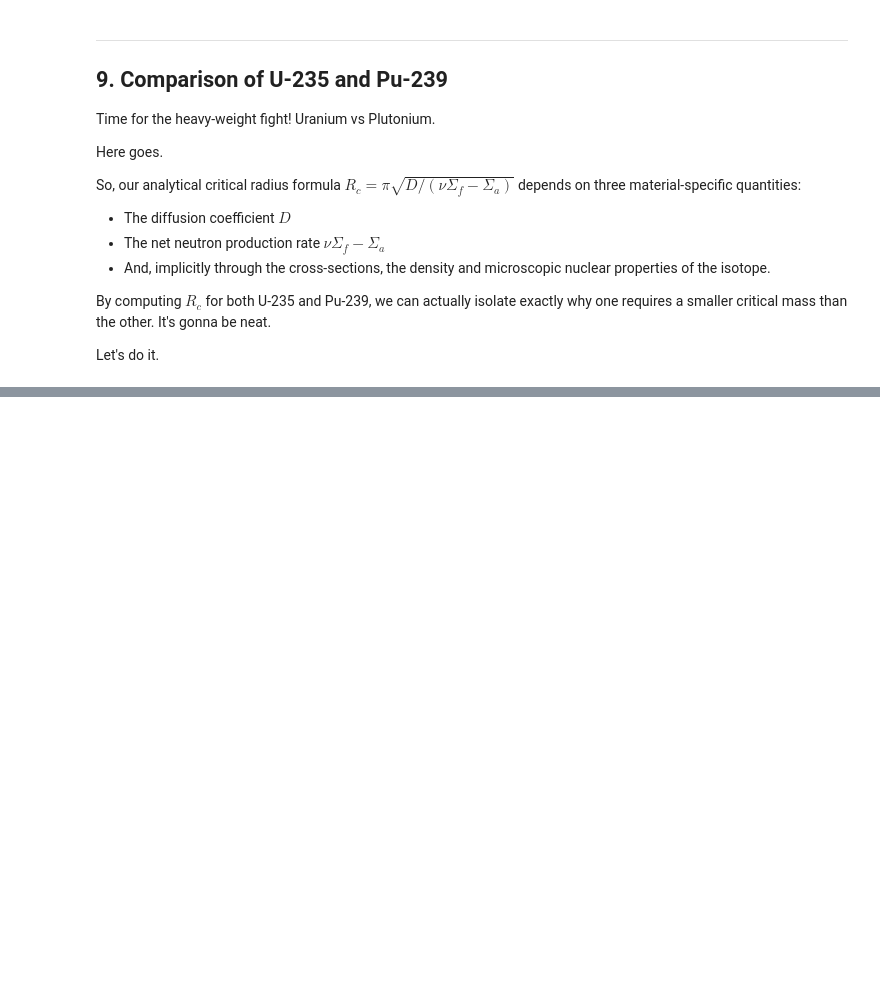
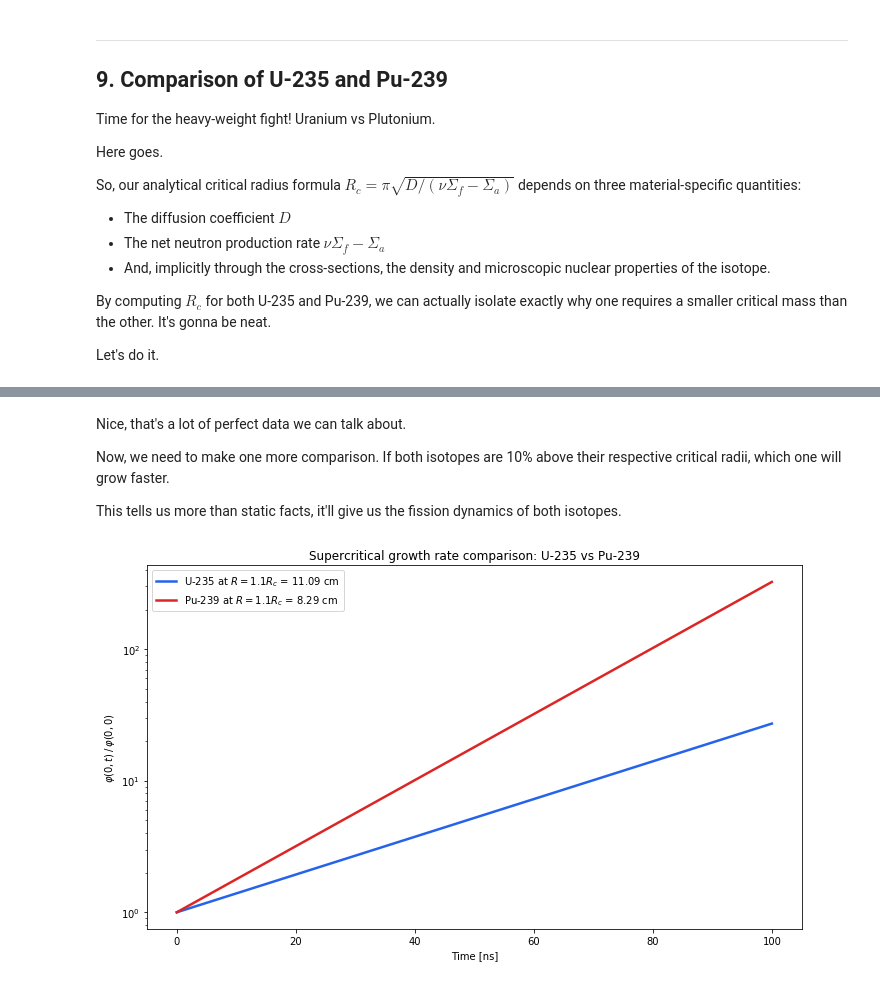
Before and after one commit to StemmedAxis06/M6023_notebook_23360932014, a Jupyter notebook: neutron_diffusion.ipynb, the cells around one changed output, grey strips where cells are left out. Cells and saved outputs as stored; diff of their text form; code cells hidden in the pictures; blank space fills up the shorter version.

```diff
--- a/neutron_diffusion.ipynb
+++ b/neutron_diffusion.ipynb
@@ -1362,0 +1516,38 @@ Let's do it.
+# %% [markdown]
+Nice, that's a lot of perfect data we can talk about.
+
+Now, we need to make one more comparison. If both isotopes are 10% above their respective critical radii, which one will grow faster.
+
+This tells us more than static facts, it'll give us the fission dynamics of both isotopes.
+# %%
+fig, ax = plt.subplots(figsize=(10, 6))
+
+for R_c, D, nu, sf, sa, label, colour in [
+    (R_c_U, D_U, nu_U, sigma_f_U, sigma_a_U, 'U-235', '#2563eb'),
+    (R_c_Pu, D_Pu, nu_Pu, sigma_f_Pu, sigma_a_Pu, 'Pu-239', '#dc2626')
+]:
+    # Set R to 10% above critical for each isotope
+    R = 1.1 * R_c
+
+    # Run our simulation with the relevant isotope's properties
+    r, t, phi, u = just_like_the_simulations(
+        R=R, D=D, nu=nu, sigma_f=sf, sigma_a=sa,
+        v=v_n, N=200, t_end=1e-7, n_output=500
+    )
+
+    # Extract and normalise the central flux
+    phi_centre = phi[:, 0] / phi[0, 0]
+
+    ax.plot(t * 1e9, phi_centre, color=colour, linewidth=2.5,
+            label=f'{label} at $R = 1.1 R_c$ = {R:.2f} cm')
+
+ax.set_xlabel('Time [ns]')
+ax.set_ylabel(r'$\varphi(0, t)\, /\, \varphi(0, 0)$')
+ax.set_title('Supercritical growth rate comparison: U-235 vs Pu-239')
+ax.set_yscale('log')
+ax.legend(fontsize=10)
+
+plt.tight_layout()
+plt.show()
+# %% [output]
+[figure, added]
```
Also changed, not shown: parts of 4 cells of this notebook.
